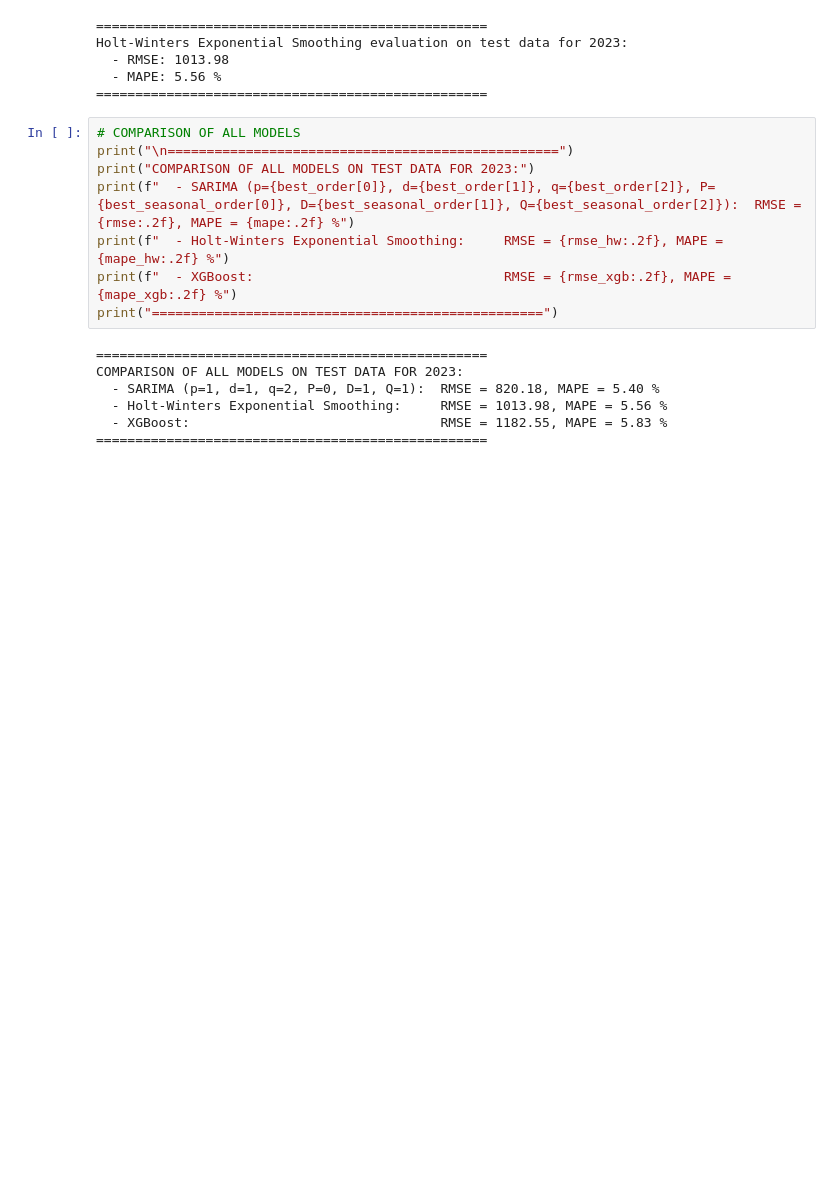
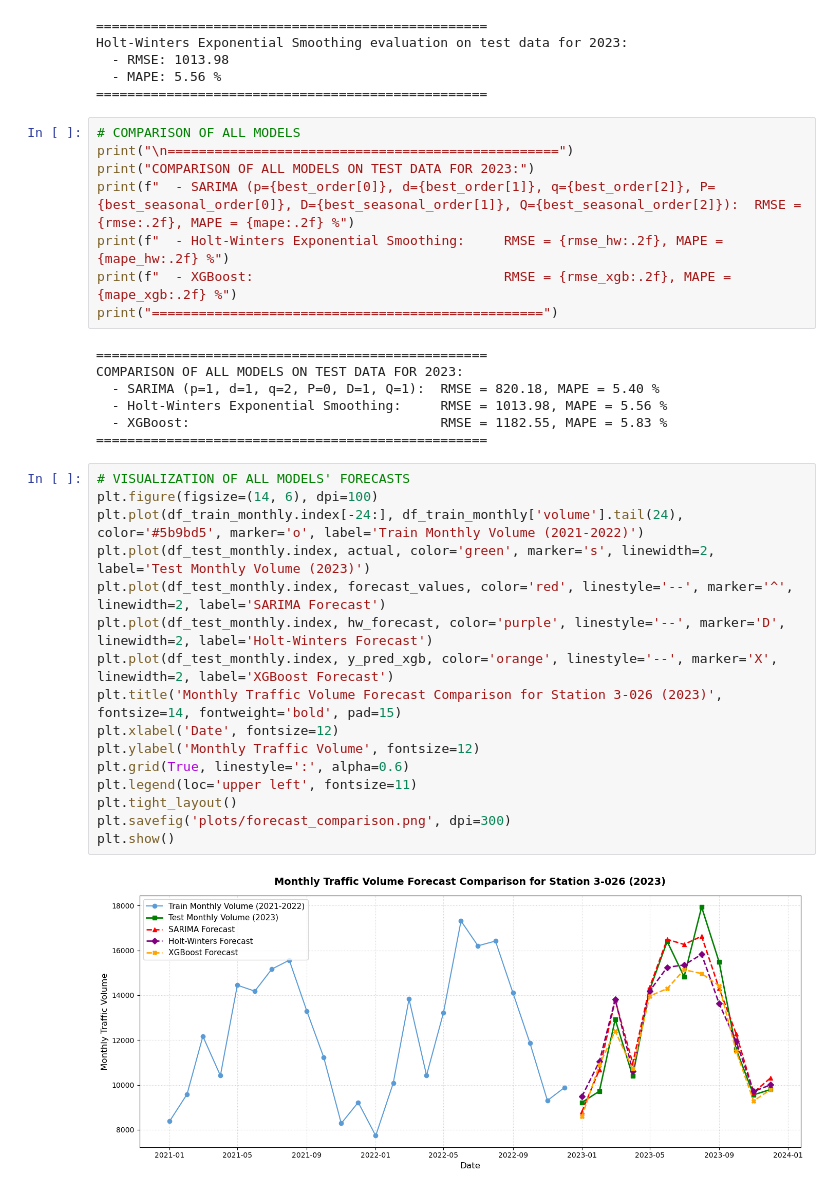
Before and after one commit to t-man-nd/Highway-Volume-Prediction, a Jupyter notebook: monthly_tsa.ipynb, the cells around one changed output. Drawn from its saved outputs; the diff is of its cells as text; blank space fills up the shorter version.

```diff
--- a/monthly_tsa.ipynb
+++ b/monthly_tsa.ipynb
@@ -529,3 +518,21 @@ COMPARISON OF ALL MODELS ON TEST DATA FOR 2023:
   - Holt-Winters Exponential Smoothing:     RMSE = 1013.98, MAPE = 5.56 %
   - XGBoost:                                RMSE = 1182.55, MAPE = 5.83 %
 ==================================================
+# %%
+# VISUALIZATION OF ALL MODELS' FORECASTS
+plt.figure(figsize=(14, 6), dpi=100)
+plt.plot(df_train_monthly.index[-24:], df_train_monthly['volume'].tail(24), color='#5b9bd5', marker='o', label='Train Monthly Volume (2021-2022)')
+plt.plot(df_test_monthly.index, actual, color='green', marker='s', linewidth=2, label='Test Monthly Volume (2023)')
+plt.plot(df_test_monthly.index, forecast_values, color='red', linestyle='--', marker='^', linewidth=2, label='SARIMA Forecast')
+plt.plot(df_test_monthly.index, hw_forecast, color='purple', linestyle='--', marker='D', linewidth=2, label='Holt-Winters Forecast')
+plt.plot(df_test_monthly.index, y_pred_xgb, color='orange', linestyle='--', marker='X', linewidth=2, label='XGBoost Forecast')
+plt.title('Monthly Traffic Volume Forecast Comparison for Station 3-026 (2023)', fontsize=14, fontweight='bold', pad=15)
+plt.xlabel('Date', fontsize=12)
+plt.ylabel('Monthly Traffic Volume', fontsize=12)
+plt.grid(True, linestyle=':', alpha=0.6)
+plt.legend(loc='upper left', fontsize=11)
+plt.tight_layout()
+plt.savefig('plots/forecast_comparison.png', dpi=300)
+plt.show()
+# %% [output]
+[figure, added]
```
Also changed, not shown: parts of 3 cells of this notebook, 2 other files.
